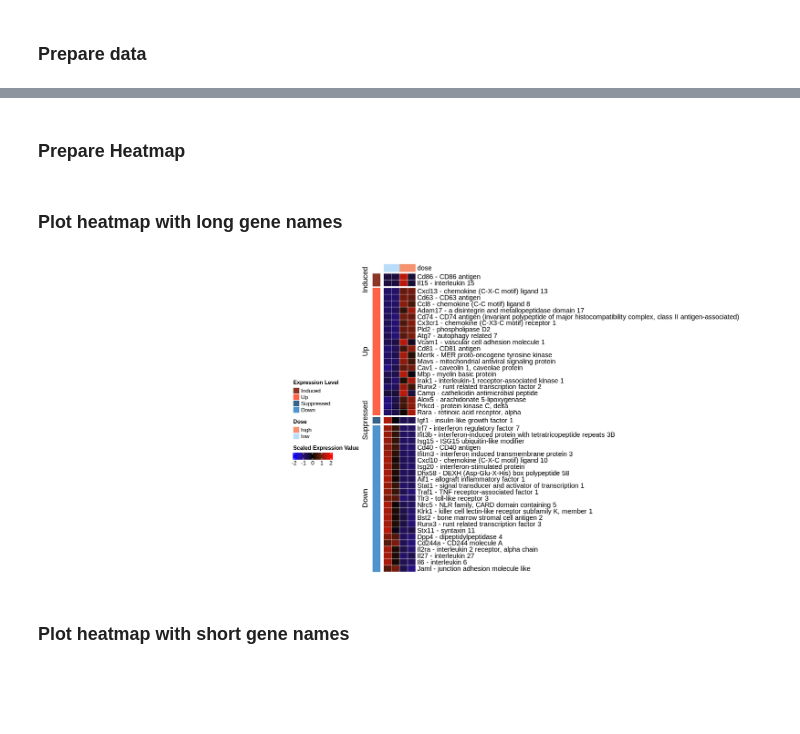
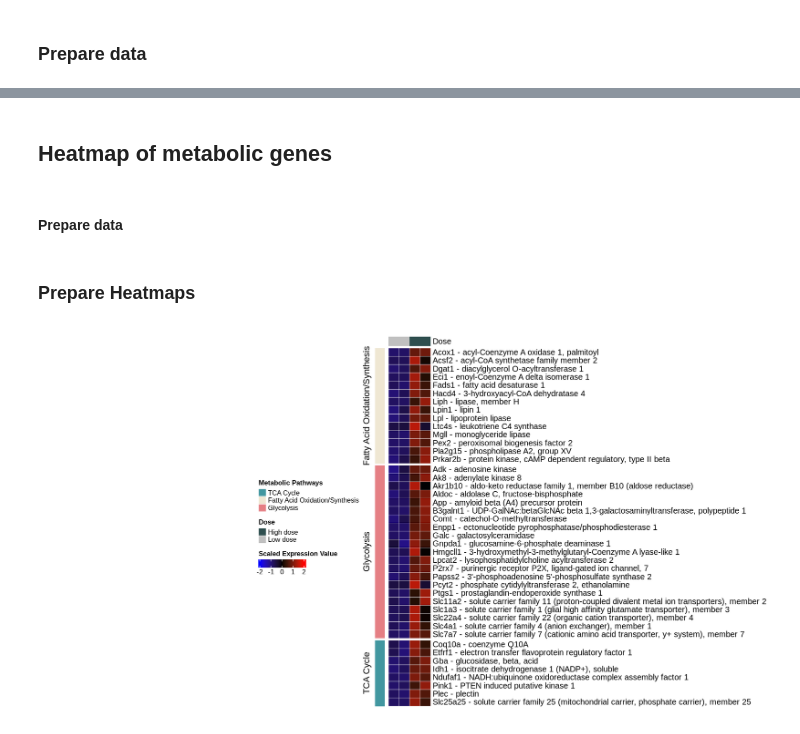
Before and after one commit to YYW-UMN/RNA-seq-InfluenzaNP-CD8-T-cells, a Jupyter notebook: MIS11602_analysis.ipynb, the cells around one changed output, grey strips where cells are left out. Saved outputs shown, nothing was run; the diff lists cells and outputs as text; code cells hidden in the pictures; blank space fills up the shorter version.

```diff
--- a/MIS11602_analysis.ipynb
+++ b/MIS11602_analysis.ipynb
@@ -371,7 +362,7 @@ low counts [2]     : 7664, 9.7%
 # %% [markdown]
 ## Use getBM() to get annotations
 # %%
-mouse <-  useEnsembl(biomart="ensembl", dataset = species) # takes a couple of minutes
+mouse <-  useEnsembl(biomart="ensembl", dataset = species, mirror = "www") # takes a couple of minutes
 bm <- getBM(
     attributes = c('ensembl_transcript_id_version','ensembl_transcript_id','ensembl_gene_id','external_gene_name', 'entrezgene_accession', 'entrezgene_trans_name','entrezgene_id'),
     filters = "ensembl_transcript_id",
@@ -573,2 +622,4 @@ A tibble: 6 × 9
+# %% [markdown]
+## Heatmap of metabolic genes
 # %% [markdown]
-### Prepare Heatmap
+#### Prepare data
@@ -635,2 +625,0 @@ h_pvalue <- Heatmap(
-# %% [markdown]
-### Plot heatmap with long gene names
@@ -637,17 +653,49 @@ h_pvalue <- Heatmap(
+# %% [markdown]
+### Prepare Heatmaps
+# %%
+# Main heatmap
+y1 <- mg %>% select(contains('dose'))
+
+h_up_main <- Heatmap(
+  y1 %>% t() %>% scale() %>% t(),
+  row_split = factor(mg$Function, levels = c("Fatty Acid Oxidation/Synthesis","Glycolysis","TCA Cycle")),
+  cluster_rows      = FALSE,
+  cluster_columns   = FALSE,
+  show_column_dend  = FALSE,
+  show_row_dend     = FALSE,
+  show_column_names = FALSE,
+  col = cell_cols, # defined in previous heatmaps
+  width = unit(22, "mm"),
+  top_annotation = dose_annotation, # defined in previous heatmaps
+  heatmap_legend_param = list(direction = "horizontal", title = "Scaled Expression Value"),
+  rect_gp = gpar(col = "white", lwd = 0.5)) # white border
+
+# Color block for function groups on the left
+
+# Function annotation colors
+func_cols = c(
+  'TCA Cycle' = "#4297A0", #teal green
+  'Fatty Acid Oxidation/Synthesis' = "#EFE7D3", #ivory
+  'Glycolysis' = "#E57F84") #coral
+
+h_up_functions <- Heatmap(
+  mg$Function,
+  row_split = factor(mg$Function, levels = c("Fatty Acid Oxidation/Synthesis","Glycolysis","TCA Cycle")),
+  name = " ",
+  width = unit(5, "mm"),
+  heatmap_legend_param = list(title = "Metabolic Pathways"),
+  col = func_cols)
 # %%
 # Set plot size
-options(repr.plot.width = 18, repr.plot.height = 8)
-par(mar=c(0,0,4,0)) # bottom, left, top , right
+options(repr.plot.width = 15, repr.plot.height = 8)
+#par(mar=c(0,0,4,0)) # bottom, left, top , right
 
-# Plot two heatmaps
-h_list = h_pvalue + h_short_gene_names
-draw(h_list,
+h_up = h_up_functions + h_up_main
+draw(h_up,
   heatmap_legend_side = "left",
   annotation_legend_side = "left",
   merge_legend = TRUE,
   #legend_grouping = "original",
   padding = unit(c(2, 3, 5, 2), "mm"))
 # %% [output]
-[figure, old version]
+[figure, new version]
-# %% [markdown]
-### Plot heatmap with short gene names
```
Also changed, not shown: parts of 21 cells of this notebook.
